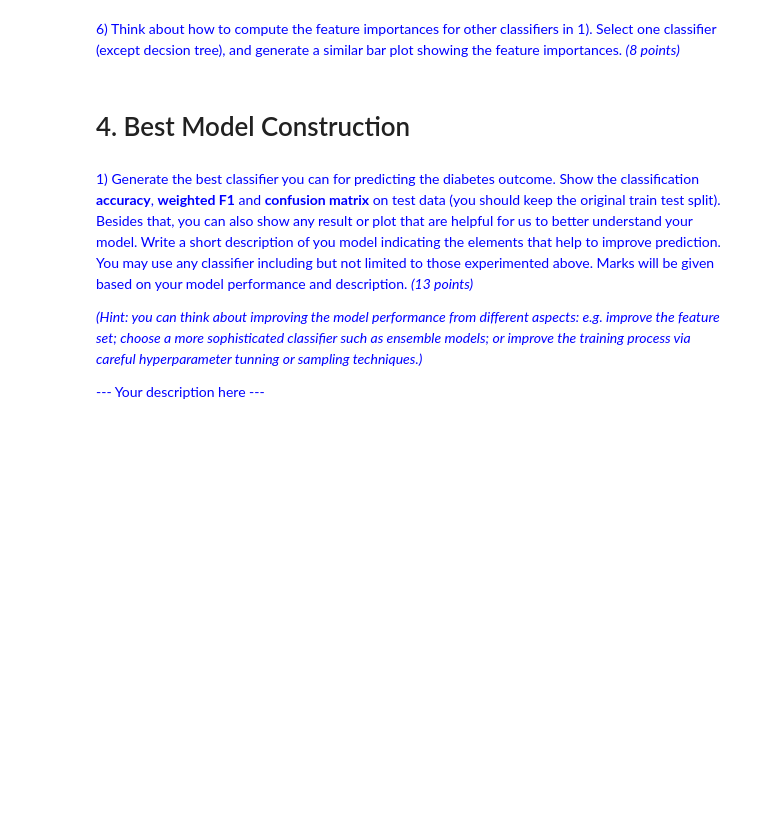
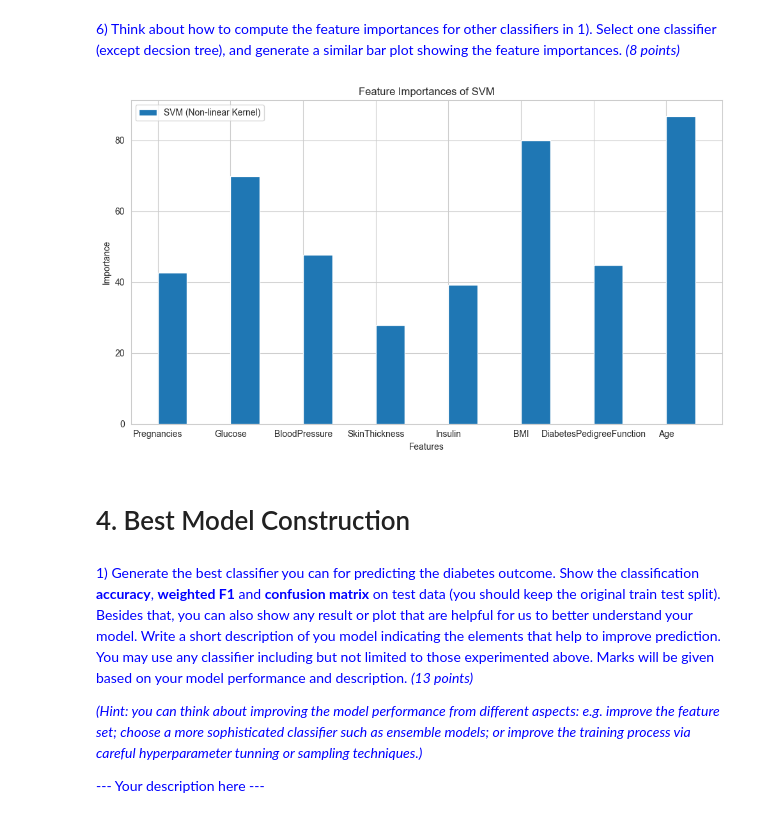
Before and after one commit to codingman-aiwass/data_mining, a Jupyter notebook: Assignment.ipynb, the cells around one changed output. Cells and saved outputs as stored; diff of their text form; code cells hidden in the pictures; blank space fills up the shorter version.

```diff
--- a/Assignment.ipynb
+++ b/Assignment.ipynb
@@ -540,0 +601,20 @@ pima2_f1 = [0.5841,0.5593,0.5283,0.6364,0.5625]
+# %%
+# --- Your code here ---
+# naive bayes
+nb_feature_importances = mutual_info_classif(X_test, y_test)
+
+# svm
+svm_nonlinear_feature_importances = np.zeros(len(X.columns))
+support_vectors = svm.support_vectors_
+support_vector_weights = np.abs(svm.dual_coef_[0])
+for i, feature in enumerate(X.columns):
+    feature_values = support_vectors[:, i]
+    feature_importance = np.sum(feature_values * support_vector_weights)
+    svm_nonlinear_feature_importances[i] = feature_importance
+
+# k-NN
+knn_perm_importance = permutation_importance(knn, X_test, y_test, n_repeats=10, random_state=0)
+knn_feature_importances = knn_perm_importance.importances_mean
+
+# logistic regression
+lr_feature_importances = np.abs(best_model.coef_[0])
@@ -541,3 +636,21 @@ pima2_f1 = [0.5841,0.5593,0.5283,0.6364,0.5625]
+# %%
+# --- Your code here ---
+# plot svm importance features
+plt.figure(figsize=(10, 6))
+bar_width = 0.4
+index = np.arange(len(X.columns))
+
+plt.bar(index + bar_width, svm_nonlinear_feature_importances, bar_width, label='SVM (Non-linear Kernel)')
+
+plt.xlabel('Features')
+plt.ylabel('Importance')
+plt.title('Feature Importances of SVM')
+plt.xticks(index + bar_width/2, X.columns)
+plt.legend()
+plt.tight_layout()
+plt.show()
+# %% [output]
+[figure, added]
 # %% [markdown]
 # 4. Best Model Construction
 # %% [markdown]
```
Also changed, not shown: parts of 20 cells of this notebook.
